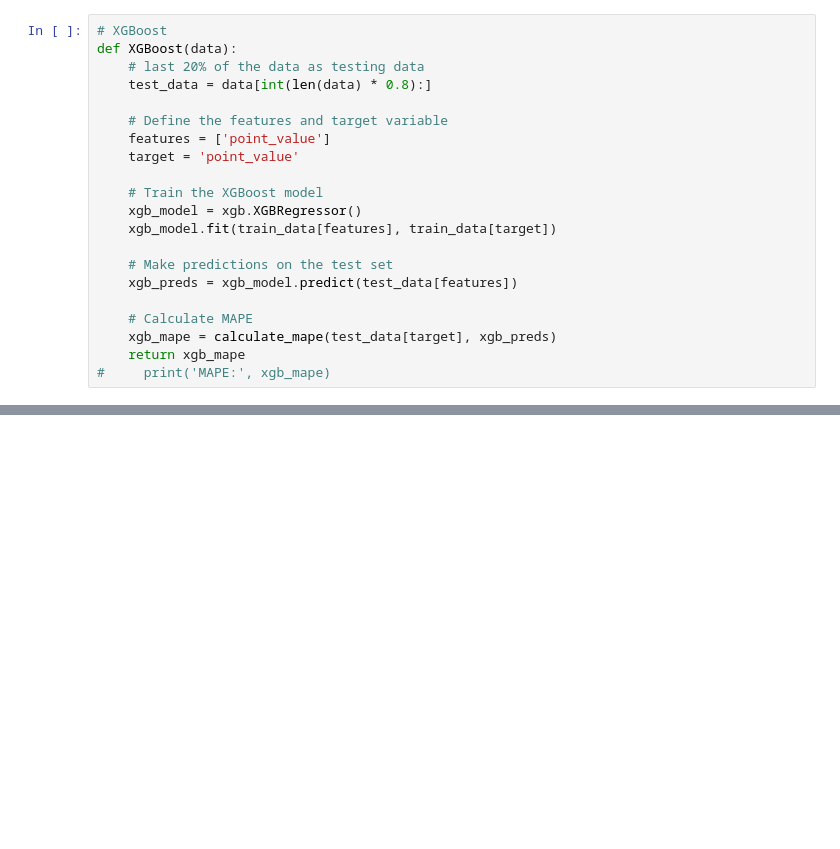
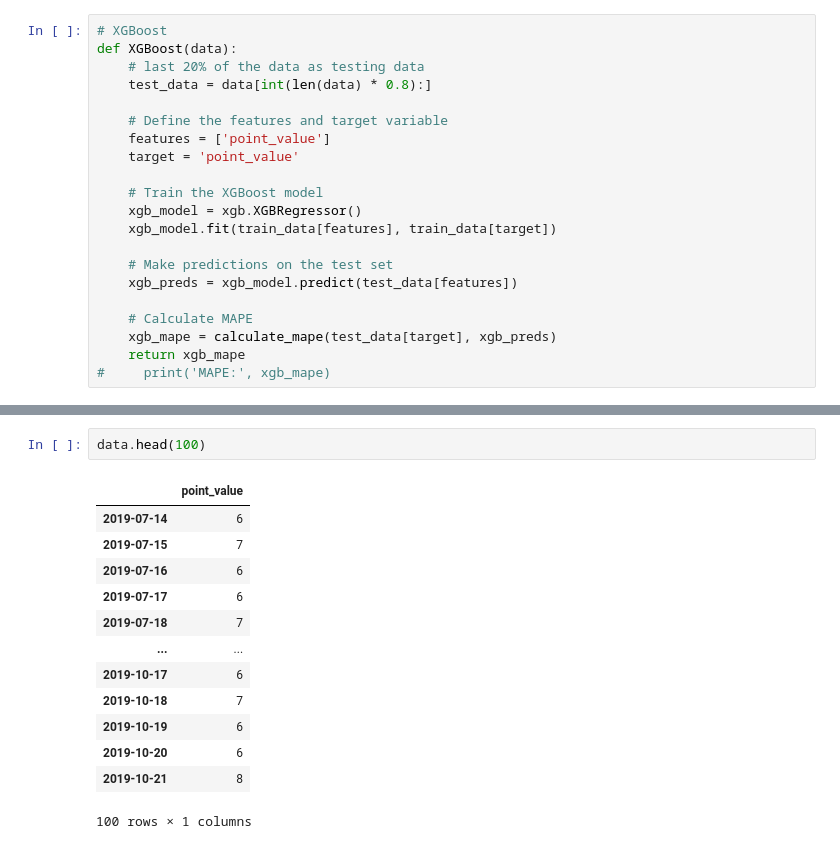
Before and after one commit to Artemis1702/DataGenie-Hackathon, a Jupyter notebook: DataGenie_HaCK.ipynb, the cells around one changed output, grey strips where cells are left out. Saved outputs shown, nothing was run; the diff lists cells and outputs as text; blank space fills up the shorter version.

```diff
--- a/DataGenie HaCK.ipynb
+++ b/DataGenie_HaCK.ipynb
@@ -188,0 +197,16 @@ m
+# %%
+data.head(100)
+# %% [output]
+|  | point_value |
+| 2019-07-14 | 6 |
+| 2019-07-15 | 7 |
+| 2019-07-16 | 6 |
+| 2019-07-17 | 6 |
+| 2019-07-18 | 7 |
+| ... | ... |
+| 2019-10-17 | 6 |
+| 2019-10-18 | 7 |
+| 2019-10-19 | 6 |
+| 2019-10-20 | 6 |
+| 2019-10-21 | 8 |
+100 rows × 1 columns
```
Also changed, not shown: parts of 10 cells of this notebook, 2 other files.
